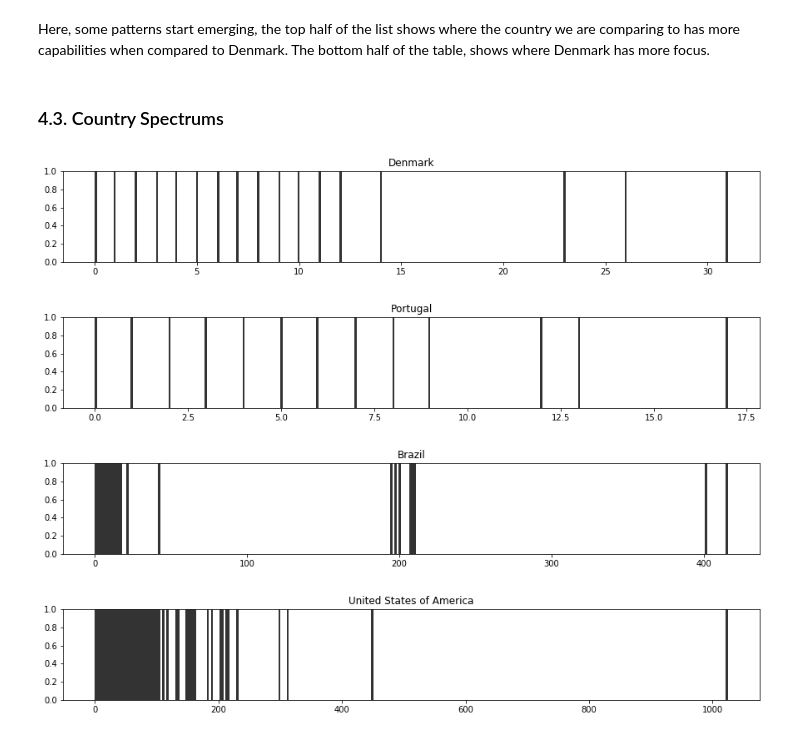
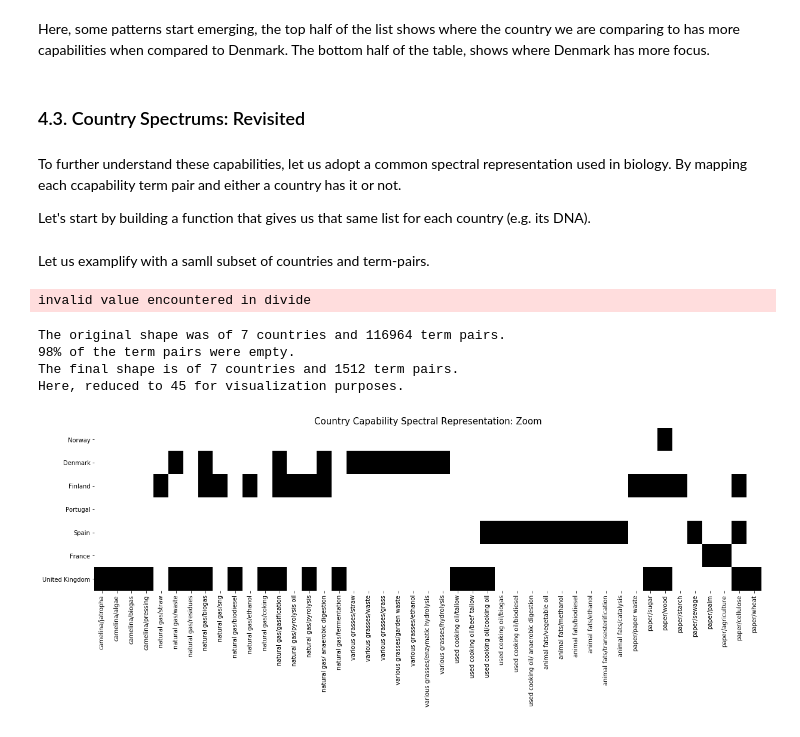
Before and after one commit to duarteocarmo/technological_capabilities, a Jupyter notebook: notebooks/2_1_Capability Correlations_Countries.ipynb, the cells around one changed output. Drawn from its saved outputs; the diff is of its cells as text; code cells hidden in the pictures.

Commit message:
Added country spectrums

```diff
--- a/notebooks/2_1_Capability Correlations_Countries.ipynb
+++ b/notebooks/2_1_Capability Correlations_Countries.ipynb
@@ -1543,9 +1544,16 @@ Percentages are as 0-1 in this table for easy viz.
 # %% [markdown]
 Here, some patterns start emerging, the top half of the list shows where the country we are comparing to has more capabilities when compared to Denmark. The bottom half of the table, shows where Denmark has more focus.
 # %% [markdown]
-### 4.3. Country Spectrums <a class="anchor" id="four-three"></a>
+### 4.3. Country Spectrums: Revisited <a class="anchor" id="four-three"></a>
+# %% [markdown]
+To further understand these capabilities, let us adopt a common spectral representation used in biology. By mapping each ccapability term pair and either a country has it or not.
+
+Let's start by building a function that gives us that same list for each country (e.g. its DNA).
 # %%
 def get_country_values(country):
+    """
+    Returns the country DNA, if 'root' then it returns all of the names of the term pairs.
+    """
 
     matrix = get_country_matrix(country, normalization=False)
     matrix_tri = np.triu(matrix, 1)
@@ -1561,26 +1569,7 @@ def get_country_values(country):
             indexes.append((row_n, col_n))
 
     if country == 'root':
-        term_tuples = ['{}-{}'.format(matrix_axis_names[a[0]], matrix_axis_names[a[1]]) for a in indexes]
+        term_tuples = ['{}/{}'.format(matrix_axis_names[a[0]], matrix_axis_names[a[1]]) for a in indexes]
         return term_tuples
     else:
         return values
-
-
-
-countries = ['Denmark', 'Portugal', 'Brazil', 'United States of America']
-
-for country in countries:
-
-    plt.subplots(1,1,figsize=(15, 2))
-    plt.subplot(111)
-    numBins = 300
-    plt.hist(get_country_values(country),numBins,color='black',alpha=0.8)
-    plt.ylim(ymax=1)
-    plt.title('{}'.format(country))
-    plt.show()
-# %% [output]
-[figure, removed]
-[figure, removed]
-[figure, removed]
-[figure, removed]
@@ -1606,0 +1576,47 @@ for country in countries:
+# %% [markdown]
+Let us examplify with a samll subset of countries and term-pairs.
+# %%
+# define countries
+scope_countries = ['Norway', 'Denmark', 'Finland', 'Portugal', 'Spain', 'France', 'United Kingdom']
+
+# create heatmap and names of capability terms array
+scope_matrix = np.zeros((len(scope_countries), len(get_country_values('Denmark'))))
+capability_pair_names = np.asarray(get_country_values('root'))
+
+# build the matrix
+for i in range(len(scope_countries)):
+    scope_matrix[i, :] = get_country_values(scope_countries[i])
+
+# detect if a certain term pair is not used at all by computing the column sum
+column_sum = np.sum(scope_matrix, axis=0)
+zero_counter = 0
+zero_indexes_array = []
+for i in range(len(column_sum)):
+    if column_sum[i] == 0.0:
+        zero_counter += 1
+        zero_indexes_array.append(i)
+
+# delete the empty term pairs
+print 'The original shape was of {} countries and {} term pairs.'.format(scope_matrix.shape[0], scope_matrix.shape[1])
+print '{}% of the term pairs were empty.'.format(zero_counter * 100 / len(column_sum))
+scope_matrix = np.delete(scope_matrix, zero_indexes_array, 1)
+capability_pair_names = np.delete(capability_pair_names, zero_indexes_array)
+print 'The final shape is of {} countries and {} term pairs.'.format(scope_matrix.shape[0], scope_matrix.shape[1])
+
+
+# limit the visualization
+limit = 45
+print 'Here, reduced to {} for visualization purposes.'.format(limit)
+
+plt.subplots(1,1,figsize=(20, 5))
+plt.subplot(111)
+sns.heatmap(scope_matrix[:, 0:limit],cmap=ListedColormap(['white', 'black']), center=0.01, cbar=None, square=False, yticklabels=scope_countries, xticklabels=capability_pair_names[0:limit])
+plt.title('Country Capability Spectral Representation: Zoom', size=15)
+plt.show()
+# %% [output]
+invalid value encountered in divide
+The original shape was of 7 countries and 116964 term pairs.
+98% of the term pairs were empty.
+The final shape is of 7 countries and 1512 term pairs.
+Here, reduced to 45 for visualization purposes.
+[figure, added]
```
Also changed, not shown: parts of 8 cells of this notebook.
